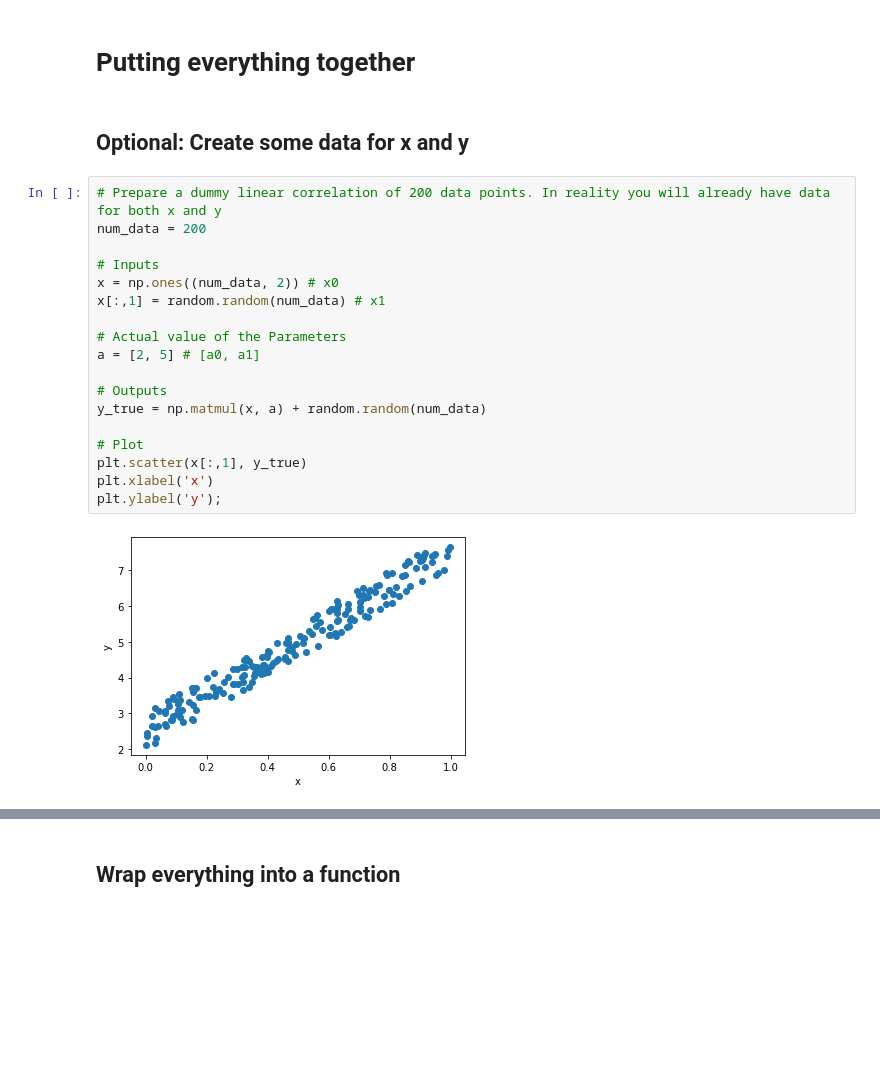
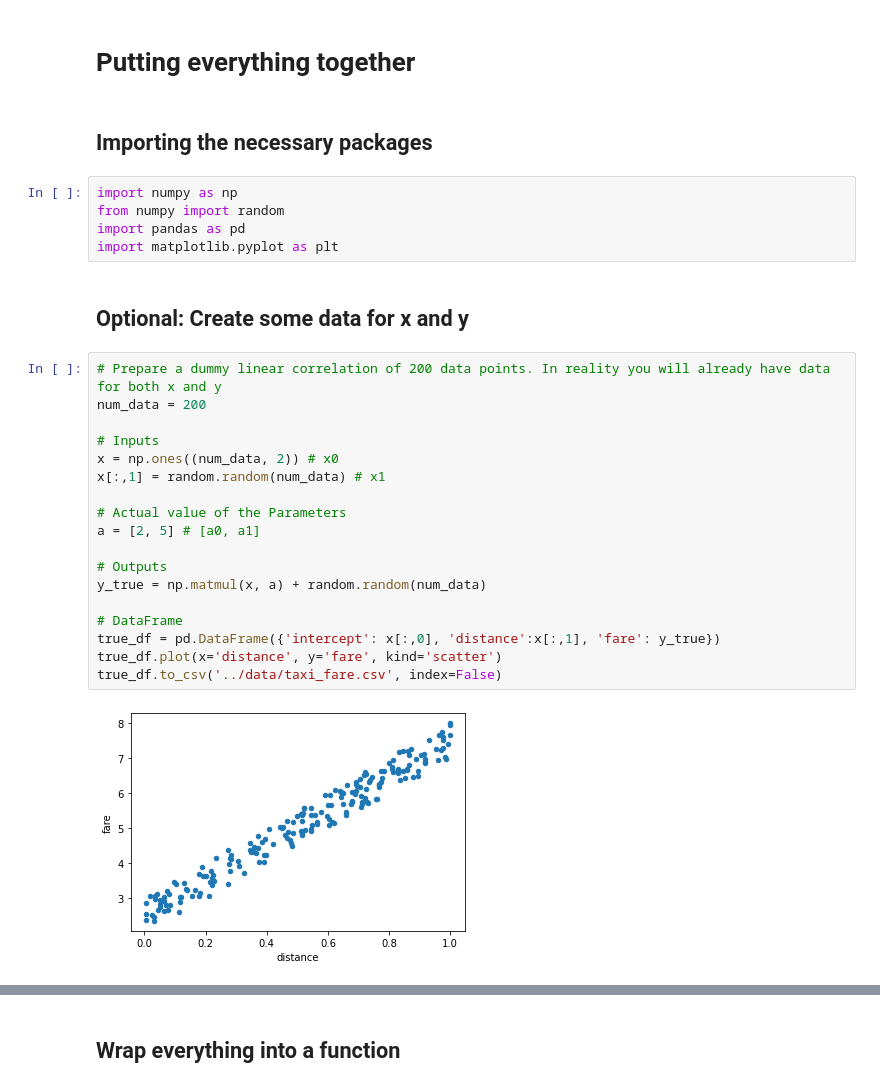
Before and after one commit to SHREYA194/python-for-ai, a Jupyter notebook: notebooks/11_DeepLearning_from_Scratch.ipynb, the cells around one changed output, grey strips where cells are left out. Drawn from its saved outputs; the diff is of its cells as text; blank space fills up the shorter version.

```diff
--- a/notebooks/11_DeepLearning_from_Scratch.ipynb
+++ b/notebooks/11_DeepLearning_from_Scratch.ipynb
@@ -85,25 +85,32 @@ print(a1, a0)
 2.95 4.0
 # %% [markdown]
 # Putting everything together
+# %% [markdown]
+## Importing the necessary packages
+# %%
+import numpy as np
+from numpy import random
+import pandas as pd
+import matplotlib.pyplot as plt
 # %% [markdown]
 ## Optional: Create some data for x and y
 # %%
 # Prepare a dummy linear correlation of 200 data points. In reality you will already have data for both x and y
 num_data = 200
 
 # Inputs
 x = np.ones((num_data, 2)) # x0
 x[:,1] = random.random(num_data) # x1
 
 # Actual value of the Parameters
 a = [2, 5] # [a0, a1]
 
 # Outputs
 y_true = np.matmul(x, a) + random.random(num_data)
 
-# Plot
-plt.scatter(x[:,1], y_true)
-plt.xlabel('x')
-plt.ylabel('y');
+# DataFrame
+true_df = pd.DataFrame({'intercept': x[:,0], 'distance':x[:,1], 'fare': y_true})
+true_df.plot(x='distance', y='fare', kind='scatter')
+true_df.to_csv('../data/taxi_fare.csv', index=False)
 # %% [output]
-[figure, old version]
+[figure, new version]
```
Also changed, not shown: parts of 11 cells of this notebook, 1 other file.
